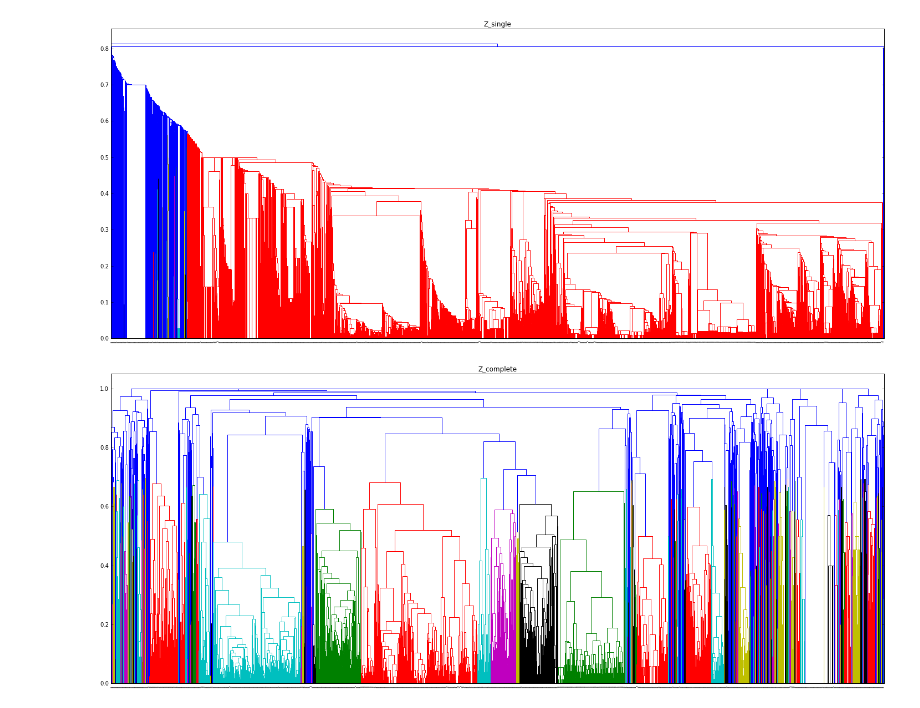
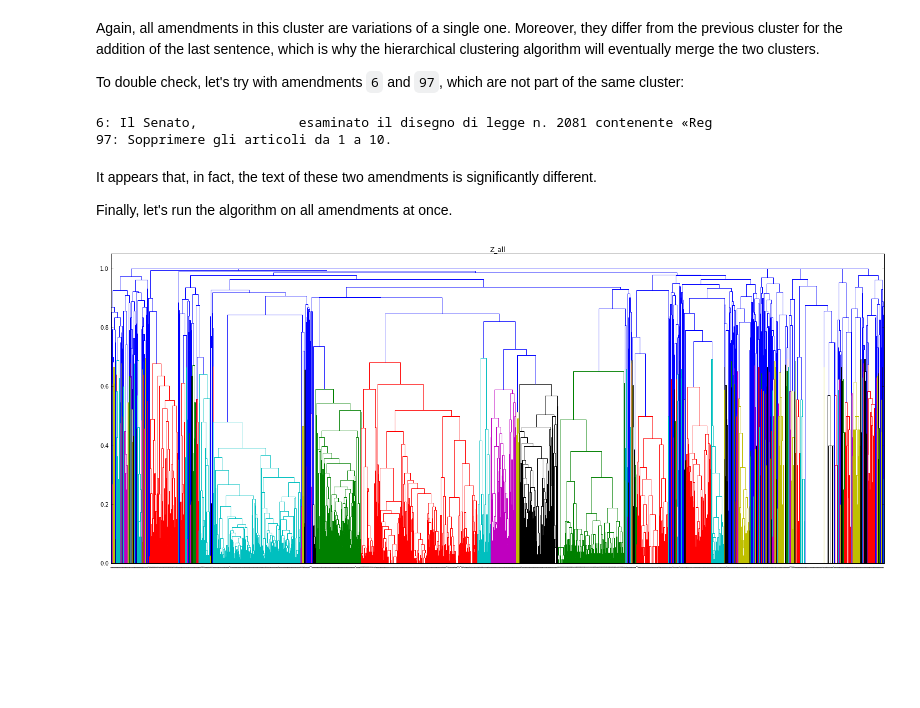
Before and after one commit to jacquerie/senato.py, a Jupyter notebook: analysis.ipynb, the cells around one changed output. Cells and saved outputs as stored; diff of their text form; code cells hidden in the pictures; blank space fills up the shorter version.

```diff
--- a/analysis.ipynb
+++ b/analysis.ipynb
@@ -16,4 +22,4 @@ np.set_printoptions(precision=5, suppress=True)
 # %%
 DATA_FOLDER = 'data'
 NAMESPACE = {'an': 'http://docs.oasis-open.org/legaldocml/ns/akn/3.0/CSD03'}
-ALPHANUM_REGEX = re.compile('[\W_+]', re.UNICODE)
+ALPHANUM_REGEX = re.compile('[\W+]', re.UNICODE)
@@ -31,7 +52,7 @@ for filename in os.listdir(DATA_FOLDER):
 
     _id = tree.find('.//an:FRBRnumber', NAMESPACE).get('value')
     authors = [el.text for el in tree.findall('.//an:docProponent', NAMESPACE)]
-    text = ' '.join(tree.find('.//an:amendmentContent', NAMESPACE).itertext())
-    tokens = to_tokens(text)
+    raw = ' '.join(tree.find('.//an:amendmentContent', NAMESPACE).itertext())
+    tokens = to_tokens(raw)
 
-    amendments.append({'_id': _id, 'authors': authors, 'tokens': tokens})
+    amendments.append({'_id': _id, 'authors': authors, 'raw': raw, 'tokens': tokens})
@@ -38,15 +118,28 @@ for filename in os.listdir(DATA_FOLDER):
+# %% [markdown]
+Again, all amendments in this cluster are variations of a single one. Moreover, they differ from the previous cluster for the addition of the last sentence, which is why the hierarchical clustering algorithm will eventually merge the two clusters.
+
+To double check, let's try with amendments `6` and `97`, which are not part of the same cluster:
+# %%
+for i in [6, 97]:
+    print u'{i}: {snippet}'.format(i=i, snippet=first_amendments[i]['raw'][:76])
+# %% [output]
+6: Il Senato,             esaminato il disegno di legge n. 2081 contenente «Reg
+97: Sopprimere gli articoli da 1 a 10.
+# %% [markdown]
+It appears that, in fact, the text of these two amendments is significantly different.
+
+Finally, let's run the algorithm on all amendments at once.
 # %%
-distances = [jaccard_distance(x, y) for x, y in itertools.combinations(amendments, 2)]
+distances = [jaccard_distance(x, y) for x, y in combinations(amendments, 2)]
 # %%
-Z_single = linkage(distances, method='single')
+Z_all = linkage(distances, method='complete')
 # %%
 plt.figure(figsize=(25, 10))
-plt.title('Z_single')
+plt.title('Z_all')
 dendrogram(
-    Z_single,
-    leaf_rotation=90.,
-    leaf_font_size=1.,
+    Z_all,
+    leaf_font_size=0.,
 )
 plt.show()
 # %% [output]
-[figure, old version]
+[figure, new version]
@@ -55,11 +145,0 @@ Z_complete = linkage(distances, method='complete')
-# %%
-plt.figure(figsize=(25, 10))
-plt.title('Z_complete')
-dendrogram(
-    Z_complete,
-    leaf_rotation=90.,
-    leaf_font_size=1.,
-)
-plt.show()
-# %% [output]
-[figure, removed]
```
Also changed, not shown: parts of 21 cells of this notebook.
